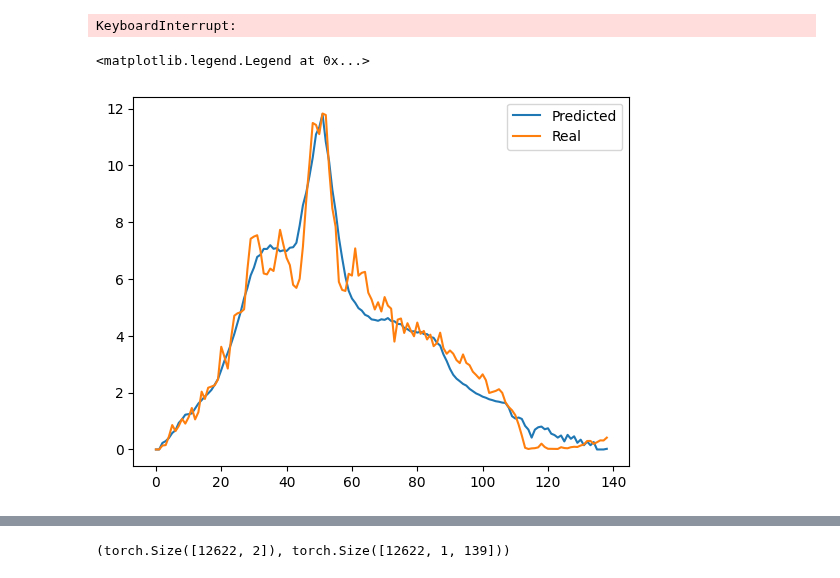
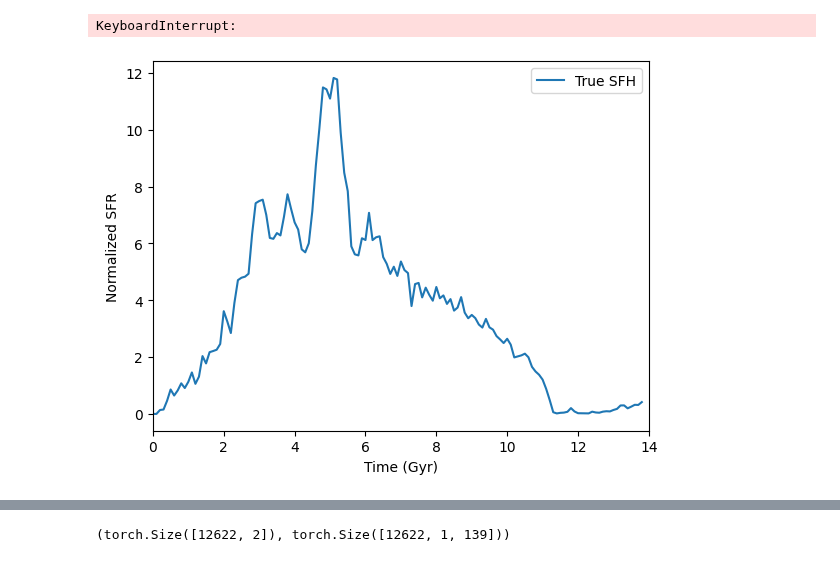
Before and after one commit to harrypenguin/Astrostatistics-Models, a Jupyter notebook: PlotsDrafts.ipynb, the cells around one changed output, grey strips where cells are left out. Drawn from its saved outputs; the diff is of its cells as text; code cells hidden in the pictures.

```diff
--- a/PlotsDrafts.ipynb
+++ b/PlotsDrafts.ipynb
@@ -285,14 +290,30 @@ Epoch [90/800], Training Loss: 2.1622, Val Loss: 15.0451, SFH Loss: 14.6743, Sim
 Epoch [100/800], Training Loss: 2.1373, Val Loss: 14.5667, SFH Loss: 14.2315, Sim Type Loss: 0.2145, Mass-SFR Loss: 0.1208
 Epoch [110/800], Training Loss: 2.1117, Val Loss: 14.4345, SFH Loss: 14.0037, Sim Type Loss: 0.2965, Mass-SFR Loss: 0.1343
 KeyboardInterrupt:
-# %%
-i = 42
-AE = torch.load('AE Models/multimodal2.pth')
-pred = AE(SFH_test_tensor.unsqueeze(1).to(device)[i])
-plt.plot(pred[0].cpu().flatten().detach().numpy())
-plt.plot(SFH_test_tensor[i])
-# label
-plt.legend(['Predicted', 'Real'])
-# %% [output]
-<matplotlib.legend.Legend at 0x...>
-[figure, removed]
+# %%
+import matplotlib.pyplot as plt
+from matplotlib.ticker import FuncFormatter
+
+i = 42
+AE = torch.load('AE Models/multimodal2.pth')
+plt.figure()
+SFH_pred_tensor = AE(SFH_test_tensor.unsqueeze(1).to(device))[0].squeeze(1).cpu().detach()
+plt.plot(SFH_test_tensor[i], label='True SFH')
+plt.legend()
+
+# Define a function to convert from 100 Myr to Gyr
+def myr_to_gyr(x, pos):
+    'Converts from 100 Myr to Gyr'
+    return '%d' % round(x * 0.1)
+
+formatter = FuncFormatter(myr_to_gyr)
+
+# Use the formatter
+plt.gca().xaxis.set_major_formatter(formatter)
+plt.xlim(0, 140)
+
+plt.xlabel('Time (Gyr)')
+plt.ylabel('Normalized SFR')
+plt.savefig("ExampleSFH.pdf", format="pdf", bbox_inches="tight")
+# %% [output]
+[figure, added]
```
Also changed, not shown: parts of 4 cells of this notebook, 12 other files.
